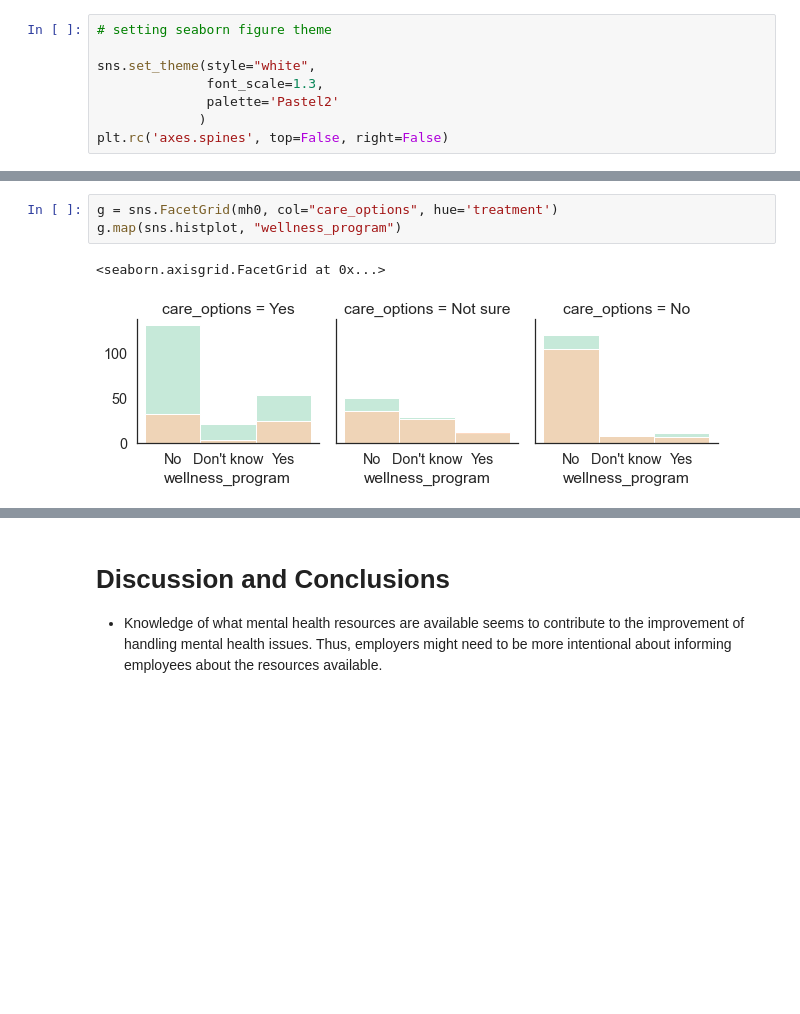
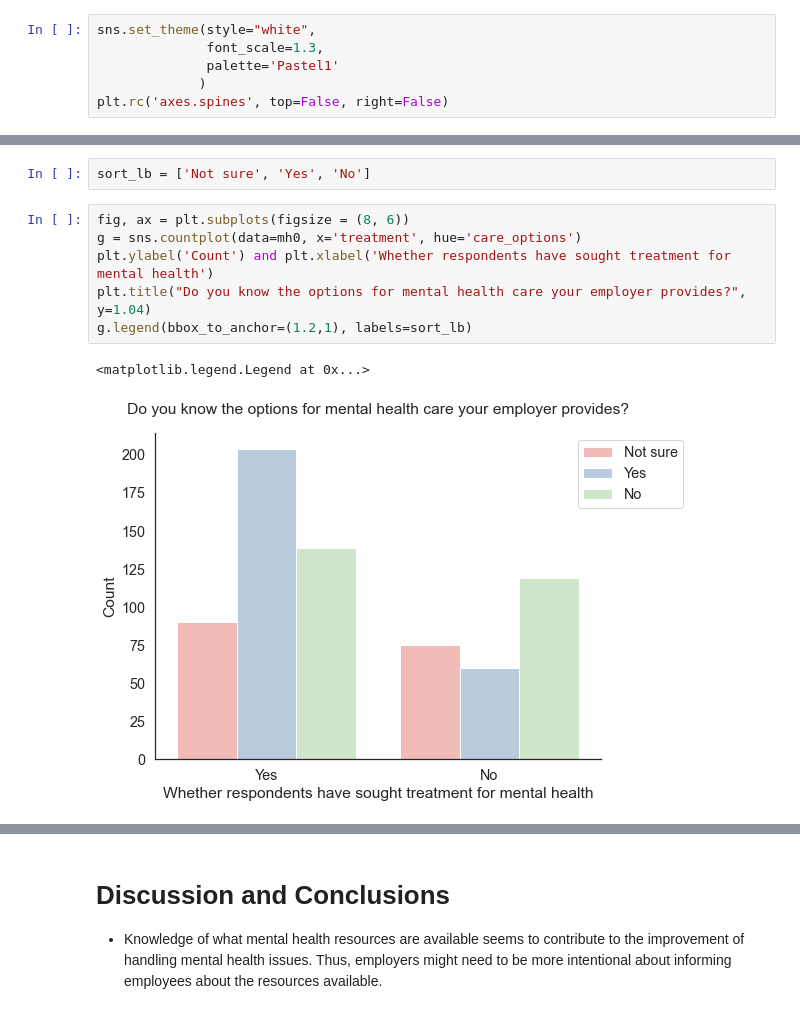
Before and after one commit to cltomiyama/MentalHealthSurvey_analysis, a Jupyter notebook: analysis/gale/analysis_notebook_gc.ipynb, the cells around one changed output, grey strips where cells are left out. Drawn from its saved outputs; the diff is of its cells as text; blank space fills up the shorter version.

```diff
--- a/analysis/gale/analysis_notebook_gc.ipynb
+++ b/analysis/gale/analysis_notebook_gc.ipynb
@@ -10,8 +14,6 @@ from pandas_profiling import ProfileReport
 # %%
-# setting seaborn figure theme
-
 sns.set_theme(style="white",
               font_scale=1.3,
-              palette='Pastel2'
+              palette='Pastel1'
              )
 plt.rc('axes.spines', top=False, right=False)
@@ -59,6 +74,11 @@ Text(0.5, 1.0, 'Employer Provision of Mental Health Benefits')
-# %%
-g = sns.FacetGrid(mh0, col="care_options", hue='treatment')
-g.map(sns.histplot, "wellness_program")
-# %% [output]
-<seaborn.axisgrid.FacetGrid at 0x...>
-[figure, removed]
+# %%
+sort_lb = ['Not sure', 'Yes', 'No']
+# %%
+fig, ax = plt.subplots(figsize = (8, 6))
+g = sns.countplot(data=mh0, x='treatment', hue='care_options')
+plt.ylabel('Count') and plt.xlabel('Whether respondents have sought treatment for mental health')
+plt.title("Do you know the options for mental health care your employer provides?", y=1.04)
+g.legend(bbox_to_anchor=(1.2,1), labels=sort_lb)
+# %% [output]
+<matplotlib.legend.Legend at 0x...>
+[figure, added]
```
Also changed, not shown: parts of 11 cells of this notebook.
